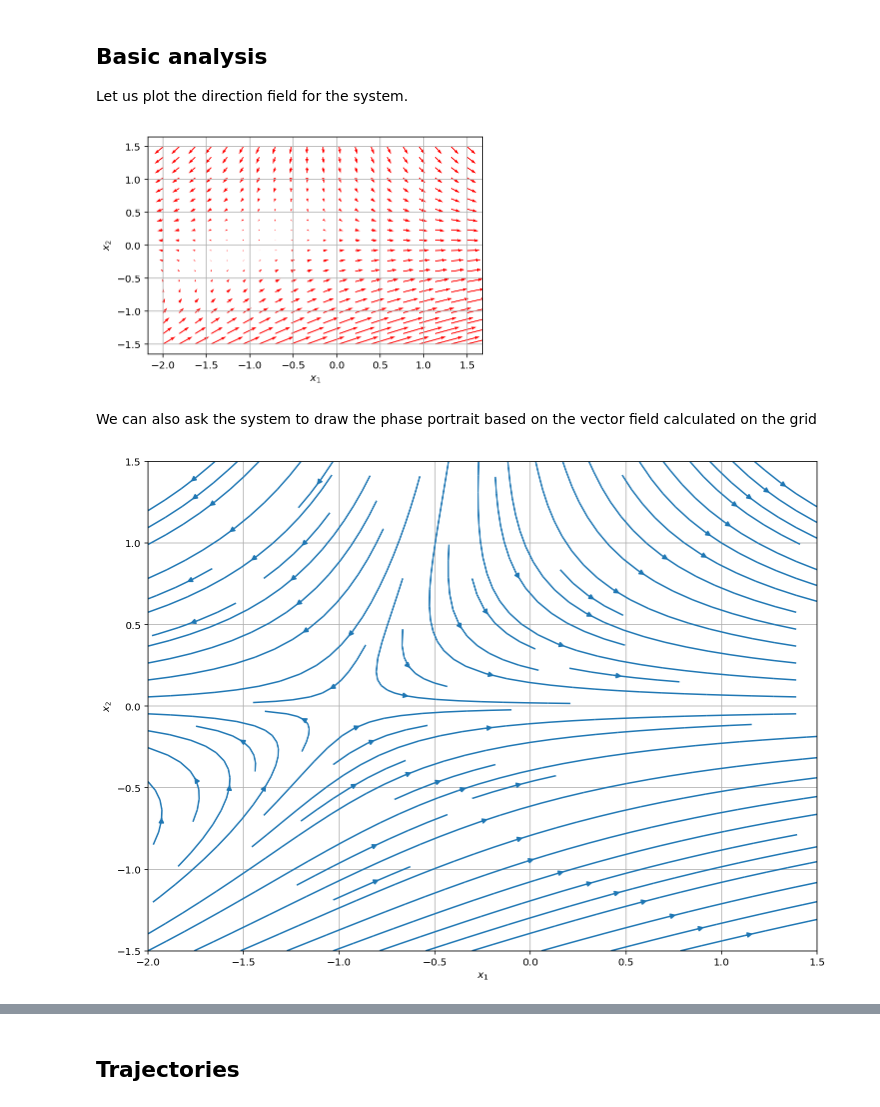
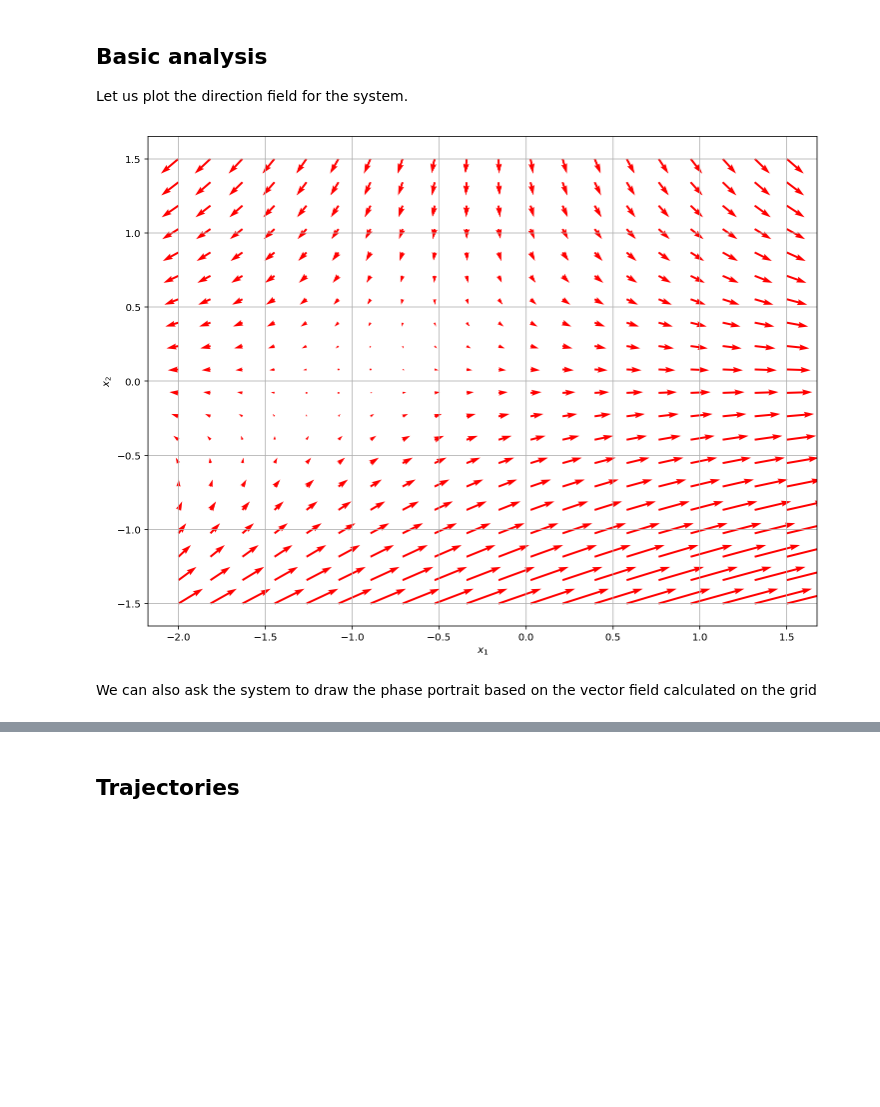
Before and after one commit to fedxa/PHYS30471, a Jupyter notebook: ODE_2D.ipynb, the cells around one changed output, grey strips where cells are left out. Cells and saved outputs as stored; diff of their text form; code cells hidden in the pictures; blank space fills up the shorter version.

```diff
--- a/ODE_2D.ipynb
+++ b/ODE_2D.ipynb
@@ -78,40 +98,23 @@ Let us plot the direction field for the system.
 # %%
 x1range = np.linspace(-2, 1.5, num=20)   # Select the required x_1 range
 x2range = np.linspace(-1.5, 1.5, num=20) # Select the required x_2 range
 t = 0
 
-X1, X2 = np.meshgrid(x1range, x2range)
-NI, NJ = X1.shape
-u = np.zeros([NI, NJ])
-v = np.zeros([NI, NJ])
+# Fill the components of the vector field in the xrid points
+U = np.zeros([len(x2range), len(x1range)])
+V = np.zeros_like(U)
+for i in range(len(x2range)):
+    for j in range(len(x1range)):
+        U[i,j], V[i,j] = f(t, [x1range[j], x2range[i]])
 
-for i in range(NI):
-    for j in range(NJ):
-        u[i,j], v[i,j] = f(t, [X1[i, j], X2[i, j]])
+fig = plt.figure(figsize=(12,9))
+ax = fig.subplots(1)
 
-fig, ax = plt.subplots(1)
-
-ax.quiver(X1, X2, u, v, color='r')
+ax.quiver(x1range, x2range, U, V, color='r')
 ax.set_xlabel('$x_1$')
 ax.set_ylabel('$x_2$')
 ax.grid()
 # %% [output]
-[figure, old version]
+[figure, new version]
 # %% [markdown]
 We can also ask the system to draw the phase portrait based on the vector field calculated on the grid
-# %%
-t = 0
-
-# This evil python magic is synonymous to the job in the prevoius cell
-X2, X1 = np.mgrid[-1.5:1.5:300j, -2:1.5:300j]
-U, V = f(t, [X1, X2])
-
-fig2 = plt.figure(figsize=(12,9))
-ax2 = fig2.subplots(1)
-
-ax2.streamplot(X1, X2, U, V)
-ax2.set_xlabel('$x_1$')
-ax2.set_ylabel('$x_2$')
-ax2.grid()
-# %% [output]
-[figure, removed]
```
Also changed, not shown: parts of 8 cells of this notebook, 1 other file.
